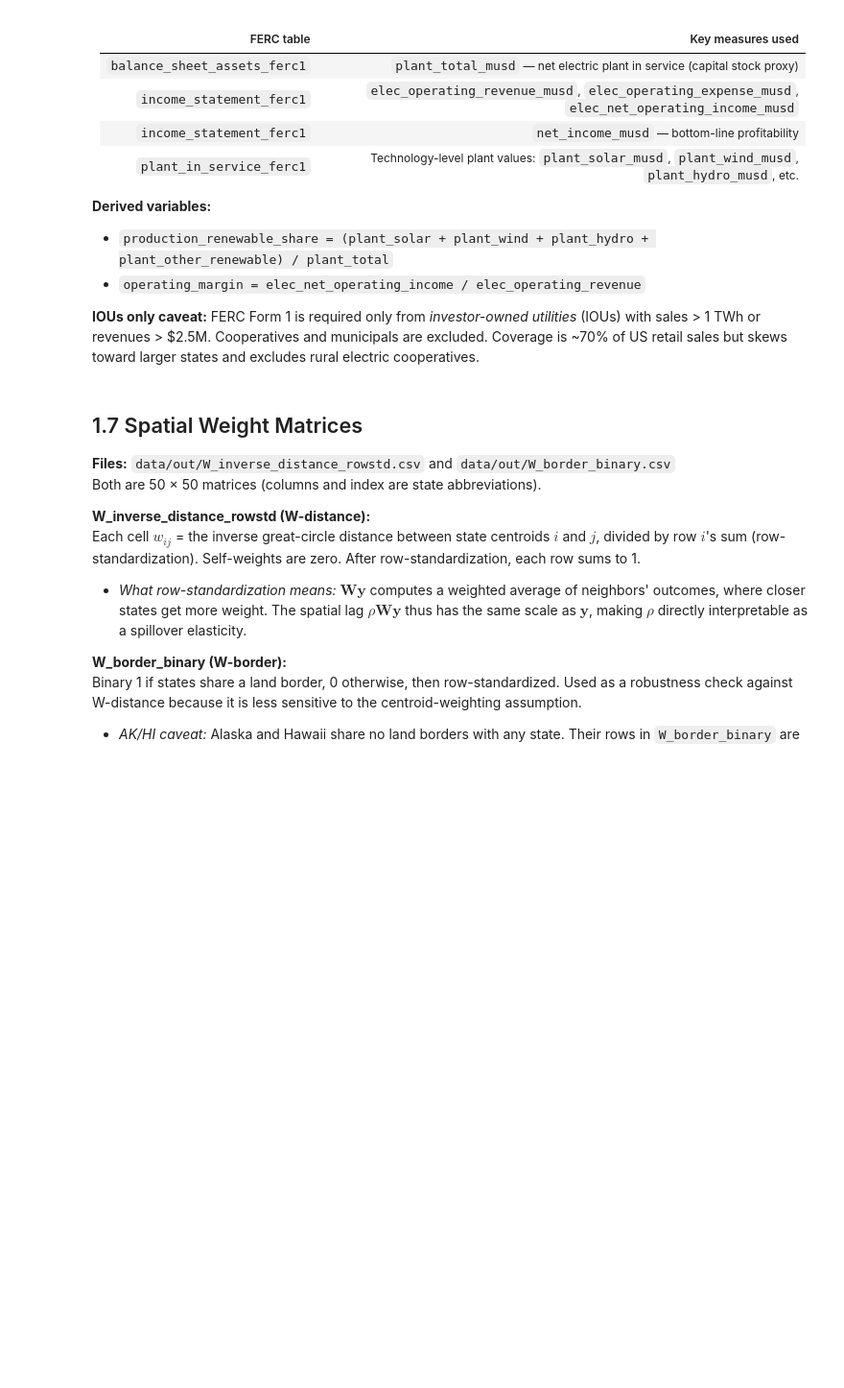
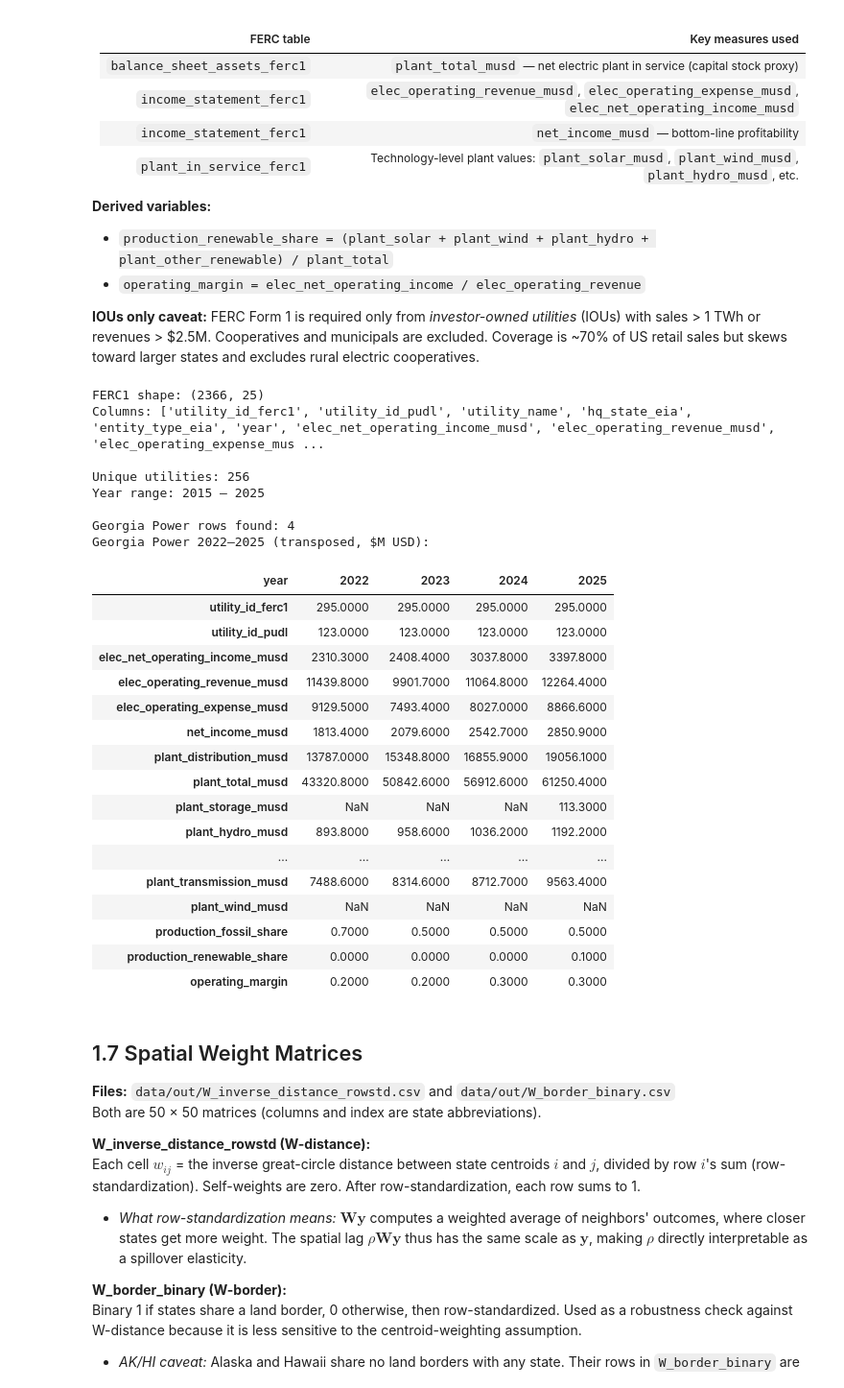
Before and after one commit to SHLEW06/econ499r-ai-renewables, a Jupyter notebook: notebooks/02_data_and_methods_walkthrough.ipynb, the cells around one changed output. Shown at 96% size. Saved outputs shown, nothing was run; the diff lists cells and outputs as text; code cells hidden in the pictures; blank space fills up the shorter version.

```diff
--- a/notebooks/02_data_and_methods_walkthrough.ipynb
+++ b/notebooks/02_data_and_methods_walkthrough.ipynb
@@ -309,28 +399,54 @@ FERC Form 1 is an annual report filed by major US electric utilities.
 # %%
 ferc = pd.read_csv(ROOT / 'data' / 'out' / 'ferc1_utility_financials.csv')
 
 print(f'FERC1 shape: {ferc.shape}')
 print(f'Columns: {list(ferc.columns)}')
 print(f'\nUnique utilities: {ferc["utility_name"].nunique()}')
 print(f'Year range: {ferc["year"].min()} – {ferc["year"].max()}')
 
 # Georgia Power rows 2022-2025
 ga_power = ferc[
     ferc['utility_name'].str.contains('Georgia Power', case=False, na=False) &
     (ferc['year'] >= 2022)
 ].copy()
 
 print(f'\nGeorgia Power rows found: {len(ga_power)}')
 if len(ga_power) > 0:
     # Transpose for readability
-    num_cols = [c for c in ga_power.columns if ga_power[c].dtype in ['float64', 'int64']]
+    num_cols = [c for c in ga_power.columns if ga_power[c].dtype in ['float64', 'int64'] and c != 'year']
     display_df = ga_power.set_index('year')[num_cols].T
     print('Georgia Power 2022–2025 (transposed, $M USD):')
     display(display_df.round(1))
 else:
     print('Note: Georgia Power not found under that exact name — showing GA-headquartered IOUs:')
     display(ferc[ferc['hq_state_eia'] == 'GA'][['utility_name', 'year', 'elec_operating_revenue_musd']]
             .sort_values('year').head(10).reset_index(drop=True))
+# %% [output]
+FERC1 shape: (2366, 25)
+Columns: ['utility_id_ferc1', 'utility_id_pudl', 'utility_name', 'hq_state_eia', 'entity_type_eia', 'year', 'elec_net_operating_income_musd', 'elec_operating_revenue_musd', 'elec_operating_expense_mus ...
+
+Unique utilities: 256
+Year range: 2015 – 2025
+
+Georgia Power rows found: 4
+Georgia Power 2022–2025 (transposed, $M USD):
+| year | 2022 | 2023 | 2024 | 2025 |
+| utility_id_ferc1 | 295.0000 | 295.0000 | 295.0000 | 295.0000 |
+| utility_id_pudl | 123.0000 | 123.0000 | 123.0000 | 123.0000 |
+| elec_net_operating_income_musd | 2310.3000 | 2408.4000 | 3037.8000 | 3397.8000 |
+| elec_operating_revenue_musd | 11439.8000 | 9901.7000 | 11064.8000 | 12264.4000 |
+| elec_operating_expense_musd | 9129.5000 | 7493.4000 | 8027.0000 | 8866.6000 |
+| net_income_musd | 1813.4000 | 2079.6000 | 2542.7000 | 2850.9000 |
+| plant_distribution_musd | 13787.0000 | 15348.8000 | 16855.9000 | 19056.1000 |
+| plant_total_musd | 43320.8000 | 50842.6000 | 56912.6000 | 61250.4000 |
+| plant_storage_musd | NaN | NaN | NaN | 113.3000 |
+| plant_hydro_musd | 893.8000 | 958.6000 | 1036.2000 | 1192.2000 |
+| ... | ... | ... | ... | ... |
+| plant_transmission_musd | 7488.6000 | 8314.6000 | 8712.7000 | 9563.4000 |
+| plant_wind_musd | NaN | NaN | NaN | NaN |
+| production_fossil_share | 0.7000 | 0.5000 | 0.5000 | 0.5000 |
+| production_renewable_share | 0.0000 | 0.0000 | 0.0000 | 0.1000 |
+| operating_margin | 0.2000 | 0.2000 | 0.3000 | 0.3000 |
 # %% [markdown]
 ## 1.7 Spatial Weight Matrices
 
```
Also changed, not shown: parts of 16 cells of this notebook.
